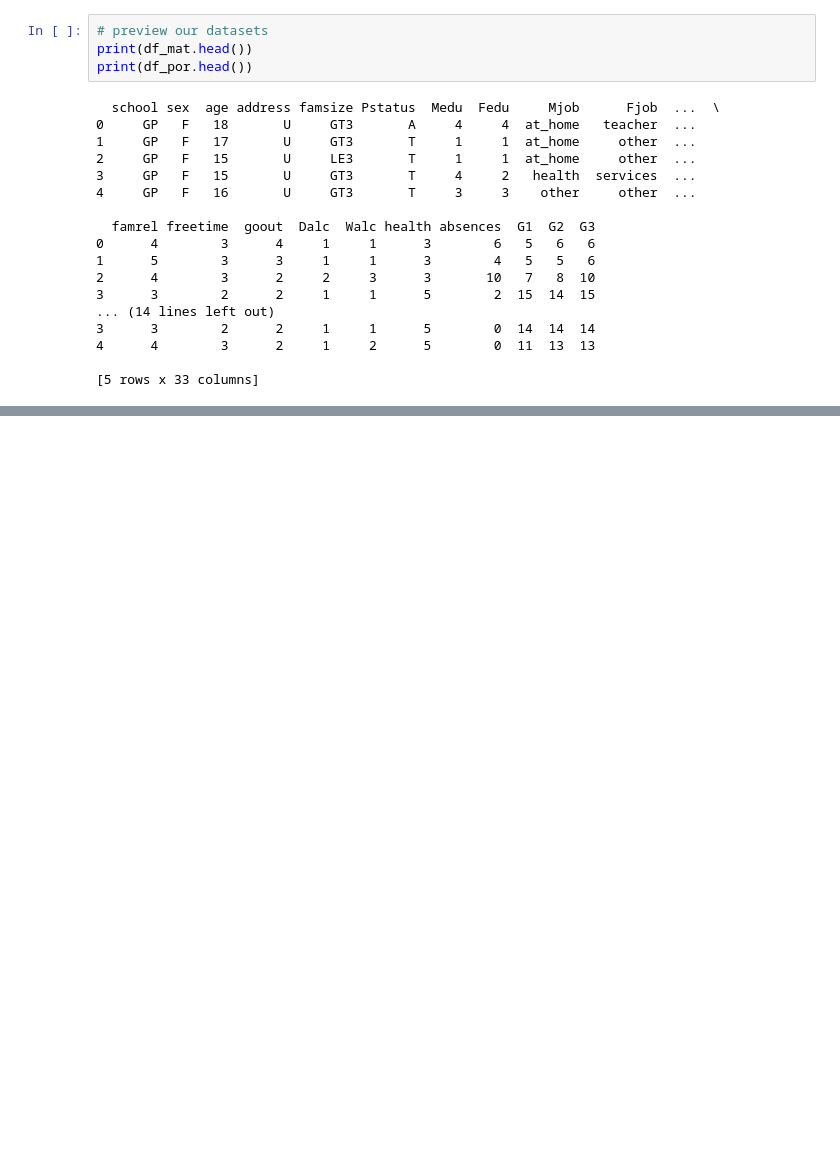
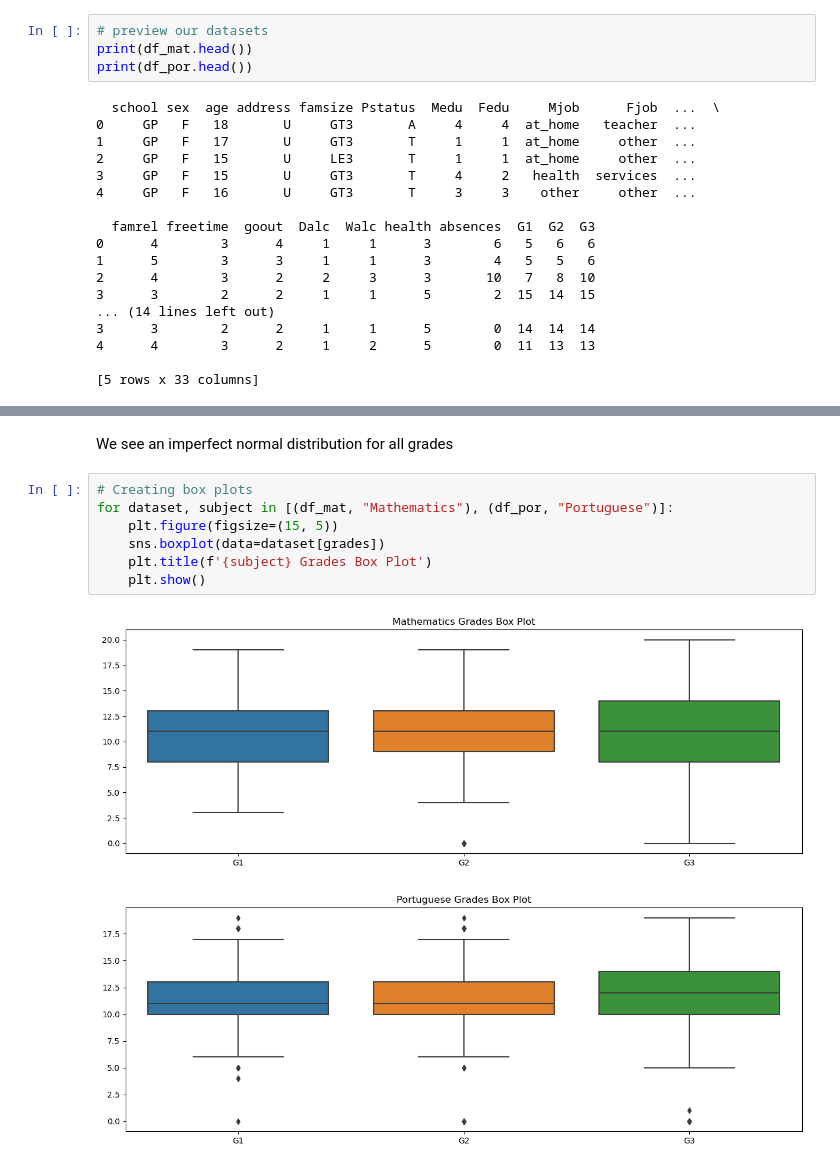
Before and after one commit to MachukaJoy/student-performance-analysis, a Jupyter notebook: analysis.ipynb, the cells around one changed output, grey strips where cells are left out. Saved outputs shown, nothing was run; the diff lists cells and outputs as text; blank space fills up the shorter version.

```diff
--- a/analysis.ipynb
+++ b/analysis.ipynb
@@ -33,0 +133,12 @@ print(df_por.head())
+# %% [markdown]
+We see an imperfect normal distribution for all grades
+# %%
+# Creating box plots
+for dataset, subject in [(df_mat, "Mathematics"), (df_por, "Portuguese")]:
+    plt.figure(figsize=(15, 5))
+    sns.boxplot(data=dataset[grades])
+    plt.title(f'{subject} Grades Box Plot')
+    plt.show()
+# %% [output]
+[figure, added]
+[figure, added]
```
Also changed, not shown: parts of 30 cells of this notebook, 1 other file.
